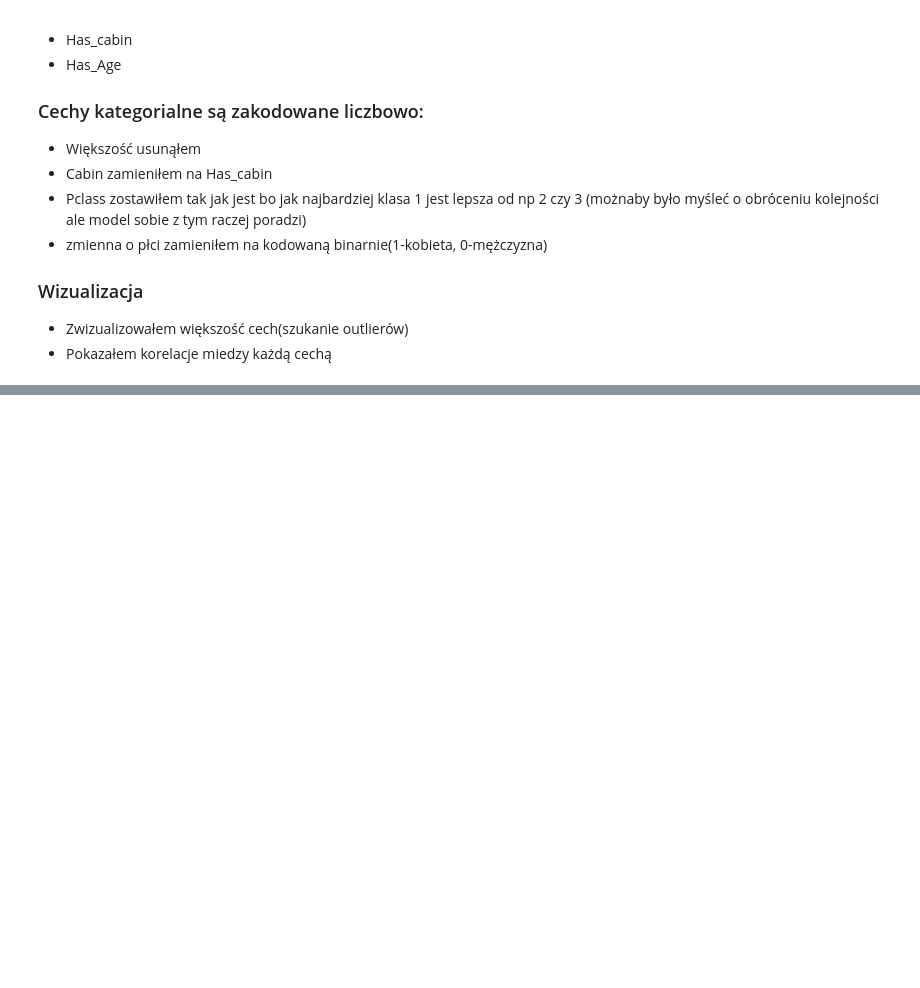
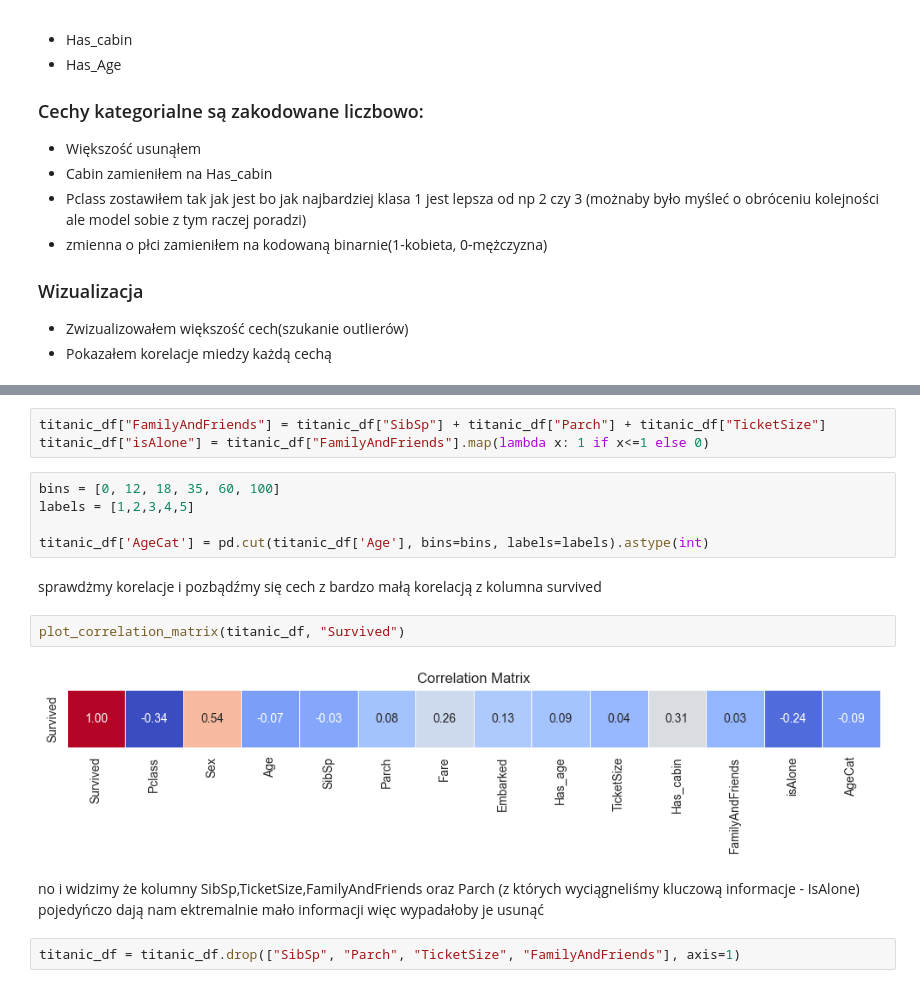
Before and after one commit to Solvro/ml-wakacyjne-wyzwanie-2026, a Jupyter notebook: rozwiązanie_zad1.ipynb, the cells around one changed output, grey strips where cells are left out. Cells and saved outputs as stored; diff of their text form; blank space fills up the shorter version.

```diff
--- a/rozwiązanie_zad1.ipynb
+++ b/rozwiązanie_zad1.ipynb
@@ -345,0 +391,18 @@ jeżeli chodzi o otliery to nie widzę nic podejrzanego outliery wystepują dla:
+# %%
+titanic_df["FamilyAndFriends"] = titanic_df["SibSp"] + titanic_df["Parch"] + titanic_df["TicketSize"]
+titanic_df["isAlone"] = titanic_df["FamilyAndFriends"].map(lambda x: 1 if x<=1 else 0)
+# %%
+bins = [0, 12, 18, 35, 60, 100]
+labels = [1,2,3,4,5]
+
+titanic_df['AgeCat'] = pd.cut(titanic_df['Age'], bins=bins, labels=labels).astype(int)
+# %% [markdown]
+sprawdżmy korelacje i pozbądźmy się cech z bardzo małą korelacją z kolumna survived
+# %%
+plot_correlation_matrix(titanic_df, "Survived")
+# %% [output]
+[figure, added]
+# %% [markdown]
+no i widzimy że kolumny SibSp,TicketSize,FamilyAndFriends oraz Parch (z których wyciągneliśmy kluczową informacje - IsAlone) pojedyńczo dają nam ektremalnie mało informacji więc wypadałoby je usunąć
+# %%
+titanic_df = titanic_df.drop(["SibSp", "Parch", "TicketSize", "FamilyAndFriends"], axis=1)
```
Also changed, not shown: parts of 19 cells of this notebook.
